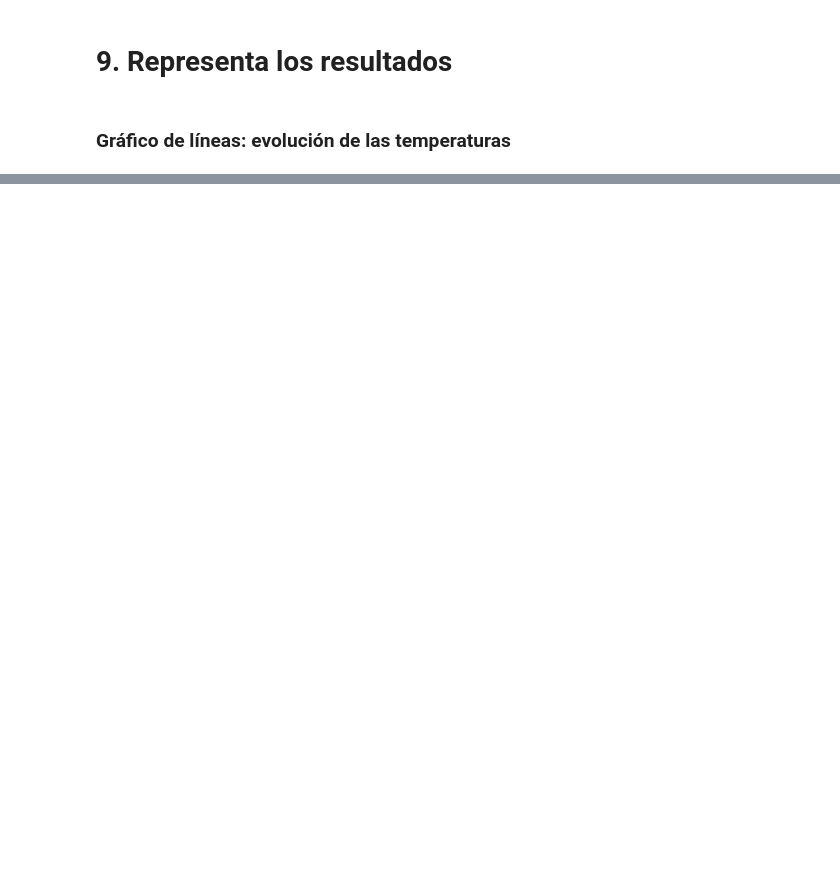
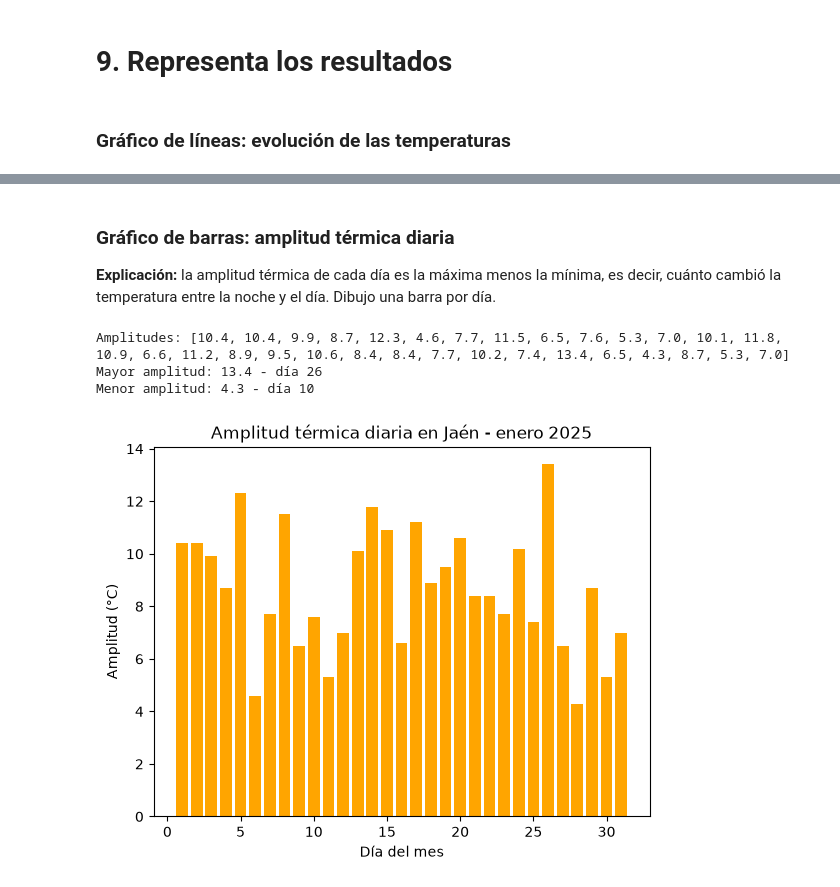
Before and after one commit to Pablocabreraserrano/An-lisis-de-datos, a Jupyter notebook: graficos.ipynb, the cells around one changed output, grey strips where cells are left out. Drawn from its saved outputs; the diff is of its cells as text; code cells hidden in the pictures; blank space fills up the shorter version.

```diff
--- a/graficos.ipynb
+++ b/graficos.ipynb
@@ -43,0 +88,21 @@ plt.show()
+# %% [markdown]
+### Gráfico de barras: amplitud térmica diaria ###
+**Explicación:** la amplitud térmica de cada día es la máxima menos la mínima, es decir, cuánto cambió la temperatura entre la noche y el día. Dibujo una barra por día.
+# %%
+# Amplitud de cada día: máxima - mínima (zip recorre las dos listas a la vez)
+amplitudes =[round(mx - mn, 1) for mx, mn in zip(diarios["temperature_2m_max"], diarios["temperature_2m_min"])]
+print("Amplitudes:", amplitudes)
+print("Mayor amplitud:", max(amplitudes), "- día", amplitudes.index(max(amplitudes)) + 1)
+print("Menor amplitud:", min(amplitudes), "- día", amplitudes.index((min(amplitudes)) + 1))
+
+plt.bar(dias, amplitudes, color="orange")
+plt.title("Amplitud térmica diaria en Jaén - enero 2025")
+plt.xlabel("Día del mes")
+plt.ylabel("Amplitud (°C)")
+plt.savefig("amplitudes.png")
+plt.show()
+# %% [output]
+Amplitudes: [10.4, 10.4, 9.9, 8.7, 12.3, 4.6, 7.7, 11.5, 6.5, 7.6, 5.3, 7.0, 10.1, 11.8, 10.9, 6.6, 11.2, 8.9, 9.5, 10.6, 8.4, 8.4, 7.7, 10.2, 7.4, 13.4, 6.5, 4.3, 8.7, 5.3, 7.0]
+Mayor amplitud: 13.4 - día 26
+Menor amplitud: 4.3 - día 10
+[figure, added]
```
Also changed, not shown: parts of 8 cells of this notebook, 4 other files.
